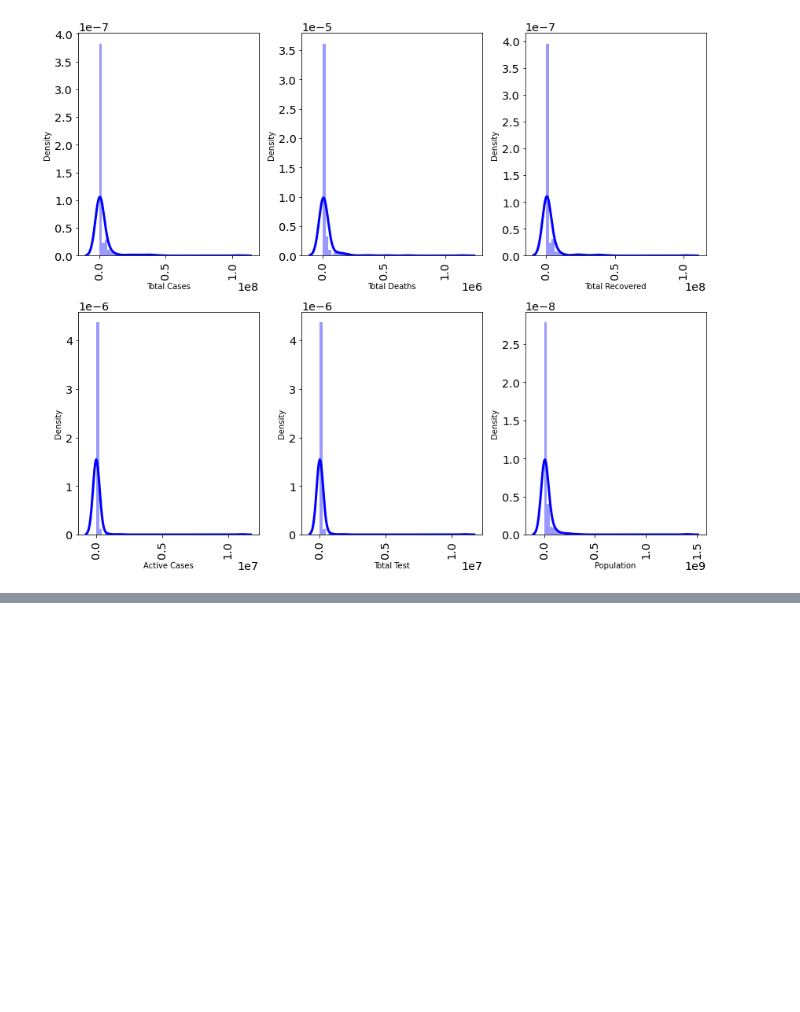
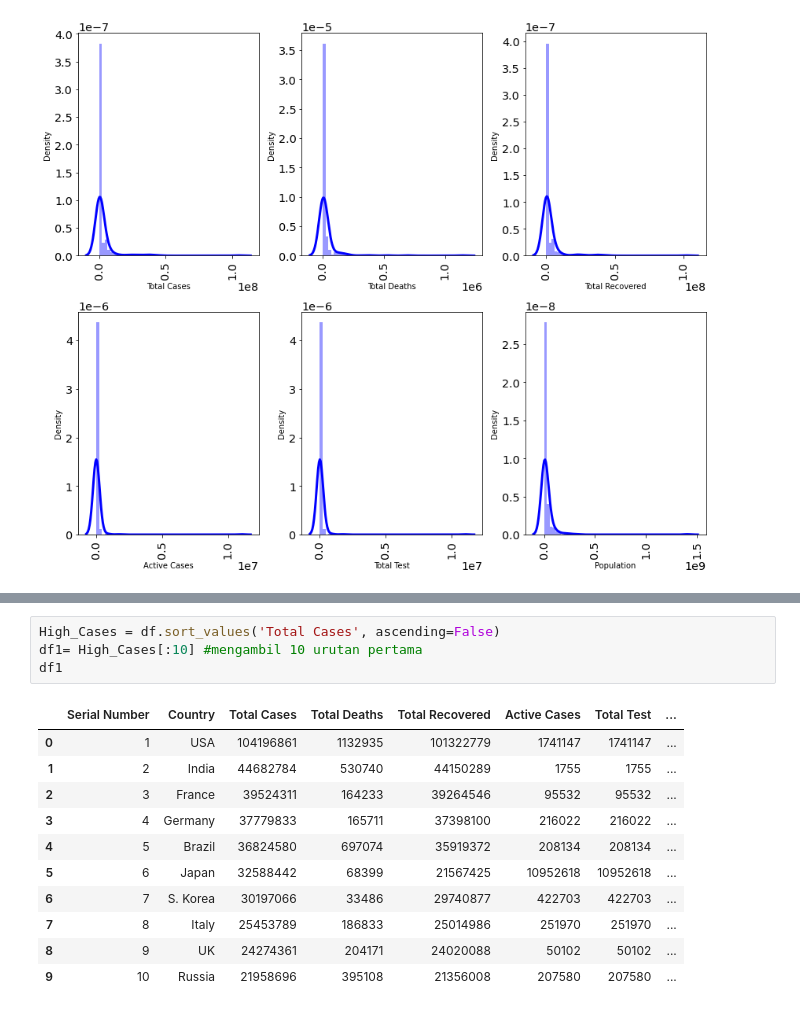
Before and after one commit to angelusfelix/Covid_WorldWide, a Jupyter notebook: EDA_Covid_worldwide.ipynb, the cells around one changed output, grey strips where cells are left out. Drawn from its saved outputs; the diff is of its cells as text; blank space fills up the shorter version.

```diff
--- a/EDA_Covid_worldwide.ipynb
+++ b/EDA_Covid_worldwide.ipynb
@@ -287,0 +300,16 @@ for i in range (0,len(numerical)):
+# %%
+High_Cases = df.sort_values('Total Cases', ascending=False)
+df1= High_Cases[:10] #mengambil 10 urutan pertama
+df1
+# %% [output]
+|  | Serial Number | Country | Total Cases | Total Deaths | Total Recovered | Active Cases | Total Test | ... |
+| 0 | 1 | USA | 104196861 | 1132935 | 101322779 | 1741147 | 1741147 | ... |
+| 1 | 2 | India | 44682784 | 530740 | 44150289 | 1755 | 1755 | ... |
+| 2 | 3 | France | 39524311 | 164233 | 39264546 | 95532 | 95532 | ... |
+| 3 | 4 | Germany | 37779833 | 165711 | 37398100 | 216022 | 216022 | ... |
+| 4 | 5 | Brazil | 36824580 | 697074 | 35919372 | 208134 | 208134 | ... |
+| 5 | 6 | Japan | 32588442 | 68399 | 21567425 | 10952618 | 10952618 | ... |
+| 6 | 7 | S. Korea | 30197066 | 33486 | 29740877 | 422703 | 422703 | ... |
+| 7 | 8 | Italy | 25453789 | 186833 | 25014986 | 251970 | 251970 | ... |
+| 8 | 9 | UK | 24274361 | 204171 | 24020088 | 50102 | 50102 | ... |
+| 9 | 10 | Russia | 21958696 | 395108 | 21356008 | 207580 | 207580 | ... |
```
Also changed, not shown: parts of 6 cells of this notebook, 1 other file.
